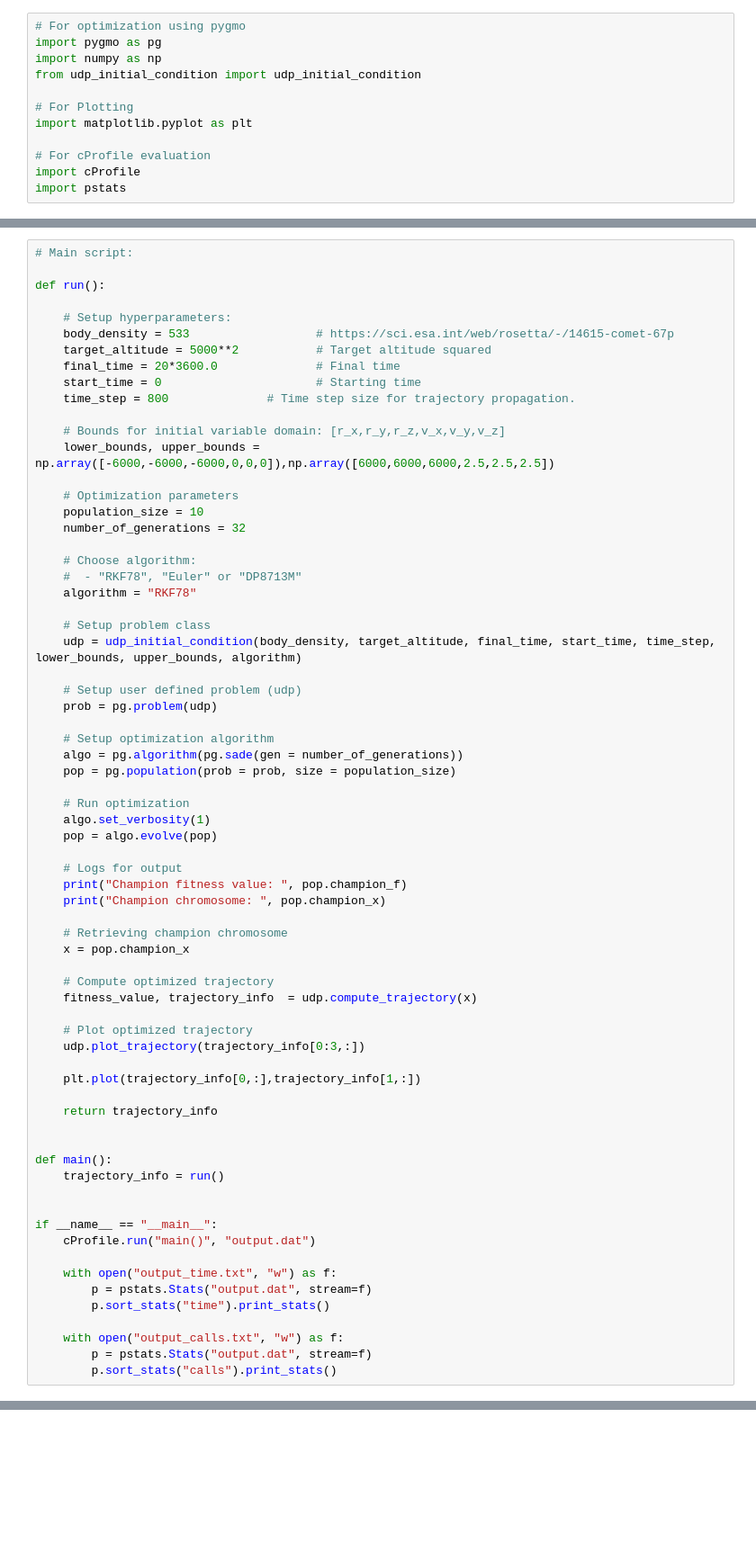
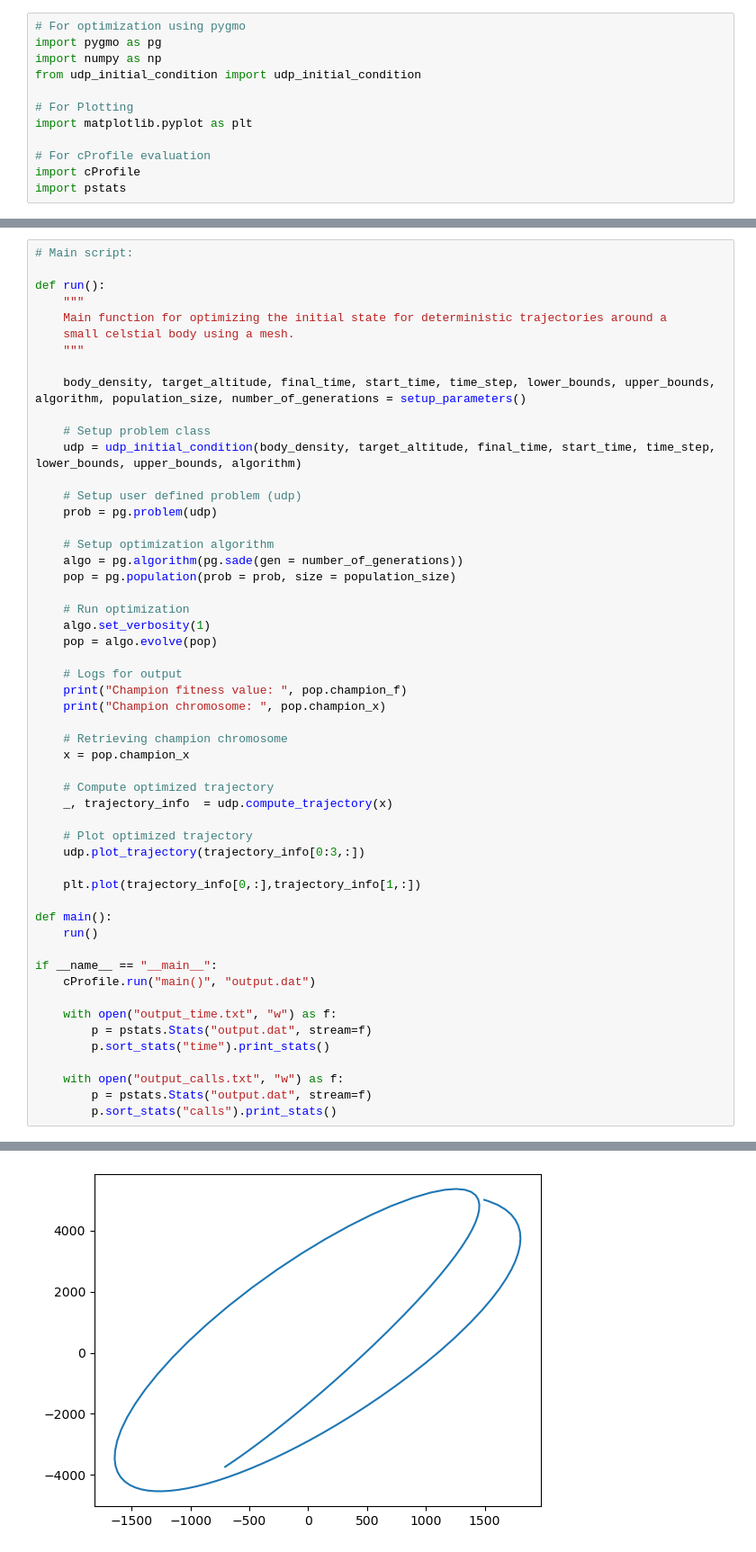
Before and after one commit to rasmusmarak/TOSS, a Jupyter notebook: Introductory Tests/traj_opt.ipynb, the cells around one changed output, grey strips where cells are left out. Shown at 90% size. Saved outputs shown, nothing was run; the diff lists cells and outputs as text; blank space fills up the shorter version.

```diff
--- a/Introductory Tests/traj_opt.ipynb
+++ b/Introductory Tests/traj_opt.ipynb
@@ -36,24 +54,12 @@ NameError: name 'np' is not defined
 # Main script:
 
 def run():
+    """
+    Main function for optimizing the initial state for deterministic trajectories around a
+    small celstial body using a mesh.
+    """
 
-    # Setup hyperparameters:
-    body_density = 533                  # https://sci.esa.int/web/rosetta/-/14615-comet-67p
-    target_altitude = 5000**2           # Target altitude squared
-    final_time = 20*3600.0              # Final time
-    start_time = 0                      # Starting time
-    time_step = 800              # Time step size for trajectory propagation.
-
-    # Bounds for initial variable domain: [r_x,r_y,r_z,v_x,v_y,v_z]
-    lower_bounds, upper_bounds = np.array([-6000,-6000,-6000,0,0,0]),np.array([6000,6000,6000,2.5,2.5,2.5])
-
-    # Optimization parameters
-    population_size = 10
-    number_of_generations = 32
-
-    # Choose algorithm:
-    #  - "RKF78", "Euler" or "DP8713M"
-    algorithm = "RKF78"
+    body_density, target_altitude, final_time, start_time, time_step, lower_bounds, upper_bounds, algorithm, population_size, number_of_generations = setup_parameters()
 
     # Setup problem class
     udp = udp_initial_condition(body_density, target_altitude, final_time, start_time, time_step, lower_bounds, upper_bounds, algorithm)
@@ -77,19 +83,15 @@ def run():
     x = pop.champion_x
 
     # Compute optimized trajectory
-    fitness_value, trajectory_info  = udp.compute_trajectory(x)
+    _, trajectory_info  = udp.compute_trajectory(x)
 
     # Plot optimized trajectory
     udp.plot_trajectory(trajectory_info[0:3,:])
 
     plt.plot(trajectory_info[0,:],trajectory_info[1,:])
 
-    return trajectory_info
-
-
 def main():
-    trajectory_info = run()
-
+    run()
 
 if __name__ == "__main__":
     cProfile.run("main()", "output.dat")
@@ -116,0 +125 @@ KeyboardInterrupt:
+[figure, added]
```
Also changed, not shown: parts of 7 cells of this notebook, 1 other file.
